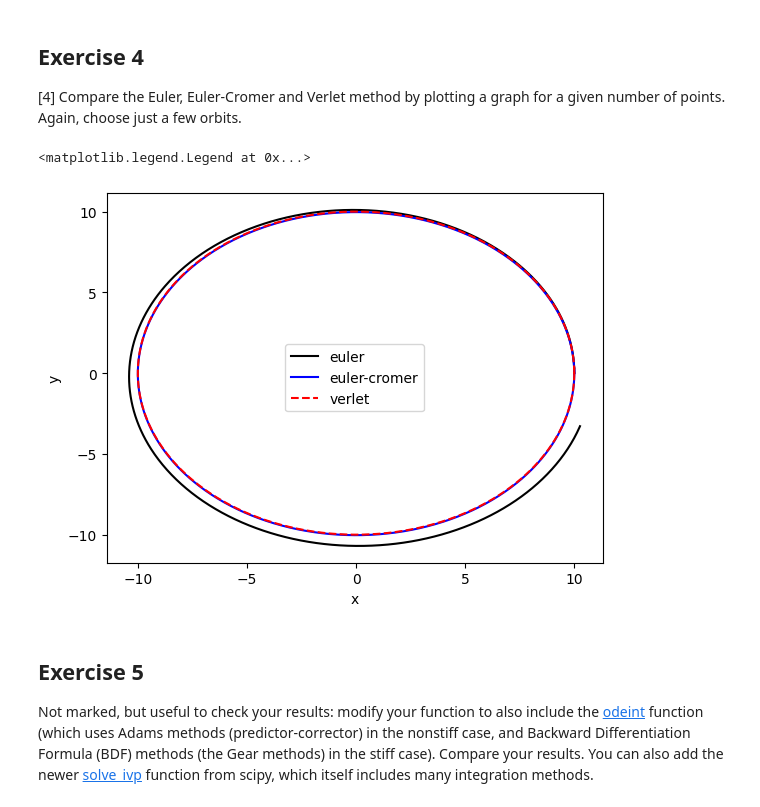
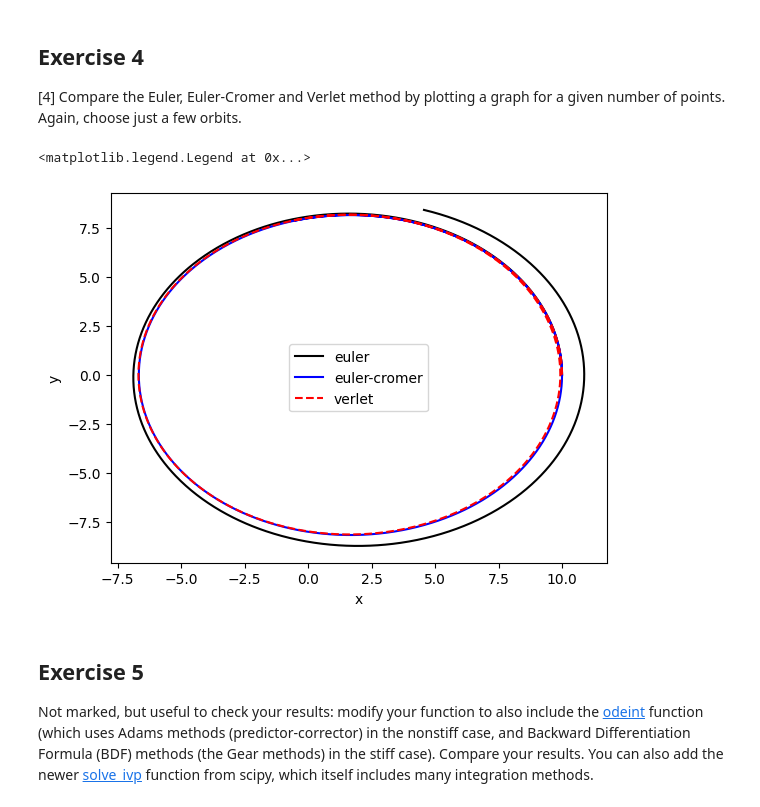
Before and after one commit to PX2145-2025/week-9-b-Alexander-Linford, a Jupyter notebook: ODEs_2.ipynb, the cells around one changed output. Cells and saved outputs as stored; diff of their text form; code cells hidden in the pictures.

```diff
--- a/ODEs_2.ipynb
+++ b/ODEs_2.ipynb
@@ -289,20 +289,17 @@ def orbit_solve (r0, v0, tmax, N, method = 'euler'):
   **Hint**: To get the right initial conditions for a circular orbit you can do the following. Choose some separation, and some initial position (for example, $r = 10$ and $x(0) = 10$ and $y(0) = 0$). Then calculate the theoretical value of $\omega$ for a circular orbit, and hence the appropriate initial values of $v_x(0)$ and $v_y(0)$. Note that the velocity vector will be perpendicular to the position vector for a circular orbit. You can work out what the time period $T$ is for one orbit, and choose a time step a multiple of $\Delta t = T/100$ etc.
 # %%
 r0 = np.array([10,0])
-v0 = np.array([0,np.sqrt(1/r0[0])])
-N = 100
-N1 = 200
-N2 = 400
+v0 = np.array([0,np.sqrt(0.8/r0[0])])
 tmax = 200
 
-t, r,v = orbit_solve(r0, v0, tmax, N, method ="euler" )
-plt.plot(r[:,0], r[:,1],label = "100")
+t, r, v = orbit_solve(r0, v0, tmax, 100, method ="euler" )
+plt.plot(r[:,0], r[:,1],color = 'g' ,label = "100 euler")
 
-_, r,_ = orbit_solve(r0, v0, tmax, N1, method ="euler" )
-plt.plot(r[:,0], r[:,1],label = "200")
+_, r,_ = orbit_solve(r0, v0, tmax, 200, method ="euler" )
+plt.plot(r[:,0], r[:,1], color = 'r',label = "200 euler")
 
-_, r,_ = orbit_solve(r0, v0, tmax, N2, method ="euler" )
-plt.plot(r[:,0], r[:,1], label = "400")
+_, r,_ = orbit_solve(r0, v0, tmax, 400, method ="euler" )
+plt.plot(r[:,0], r[:,1], label = "400 euler")
 
 plt.xlabel('x')
 plt.ylabel('y')
@@ -317,12 +314,12 @@ plt.legend()
 # %%
 def orbit_solve (r0, v0, tmax, N, method):
     # set-up the time-step using tmax and N:
-    step = tmax/N
+    Tstep = tmax/N
     # set up an array for the output times (using tmax, time-step and N):
 
     t = np.zeros(N)
     for i in range(0,N):
-      t[i] = (t[i-1])+step
+      t[i] = (t[i-1])+Tstep
 
     # set up arrays for the positions and velocities (see below)
 
@@ -339,20 +336,20 @@ def orbit_solve (r0, v0, tmax, N, method):
     if method == "euler":
       for i in range (0, N-1):
           r1 = np.sqrt((r[i,0])**2 + (r[i,1])**2)
-          r[i+1] = r[i] + v[i]*step
-          v[i+1] = v[i] + ((-r[i])/(r1**3))*step
+          r[i+1] = r[i] + v[i]*Tstep
+          v[i+1] = v[i] + ((-r[i])/(r1**3))*Tstep
 
     if method == "euler-cromer":
       for i in range (0, N-1):
           r1 = np.sqrt((r[i,0])**2 + (r[i,1])**2)
-          v[i+1] = v[i] + ((-r[i])/(r1**3))*step
-          r[i+1] = r[i] + v[i+1]*step
+          v[i+1] = v[i] + ((-r[i])/(r1**3))*Tstep
+          r[i+1] = r[i] + v[i+1]*Tstep
 
     if method == "verlet":
       for i in range (0, N-1):
           r1 = np.sqrt((r[i,0])**2 + (r[i,1])**2)
-          r[i+1] = r[i] + v[i]*step + 0.5*((-r[i])/(r1**3))*step**2
-          v[i+1] = v[i] + 0.5*((-r[i])/(r1**3) + (-r[i+1])/(r1**3))*step
+          r[i+1] = r[i] + v[i]*Tstep + 0.5*((-r[i])/(r1**3))*Tstep**2
+          v[i+1] = v[i] + 0.5*((-r[i])/(r1**3) + (-r[i+1])/(r1**3))*Tstep
 
     # output the solution (arrays for positions and velocities) versus time
 
@@ -363,25 +360,24 @@ def orbit_solve (r0, v0, tmax, N, method):
 [4] Compare the Euler, Euler-Cromer and Verlet method by plotting a graph for a given number of points. Again, choose just a few orbits.
 # %%
 r0 = np.array([10,0])
-v0 = np.array([0,np.sqrt(1/r0[0])])
-N = 1000
+v0 = np.array([0,np.sqrt(0.8/r0[0])])
 tmax = 200
 
-t1, r1,v1 = orbit_solve(r0, v0, tmax, N, method ="euler" )
+t1, r1,v1 = orbit_solve(r0, v0, tmax, 1500, method ="euler" )
 plt.plot(r1[:,0], r1[:,1],"k",label = "euler")
 
-t2, r2,v2 = orbit_solve(r0, v0, tmax, N, method ="euler-cromer" )
+t2, r2,v2 = orbit_solve(r0, v0, tmax, 1500, method ="euler-cromer" )
 plt.plot(r2[:,0], r2[:,1],"b",label = "euler-cromer")
 
-t3, r3,v3 = orbit_solve(r0, v0, tmax, N, method ="verlet" )
+t3, r3,v3 = orbit_solve(r0, v0, tmax, 1500, method ="verlet" )
 plt.plot(r3[:,0], r3[:,1],"r--",label = "verlet")
 
 plt.xlabel('x')
 plt.ylabel('y')
 plt.legend()
 # %% [output]
 <matplotlib.legend.Legend at 0x...>
-[figure, old version]
+[figure, new version]
 # %% [markdown]
 ## Exercise 5
 
```
Also changed, not shown: parts of 2 cells of this notebook.
